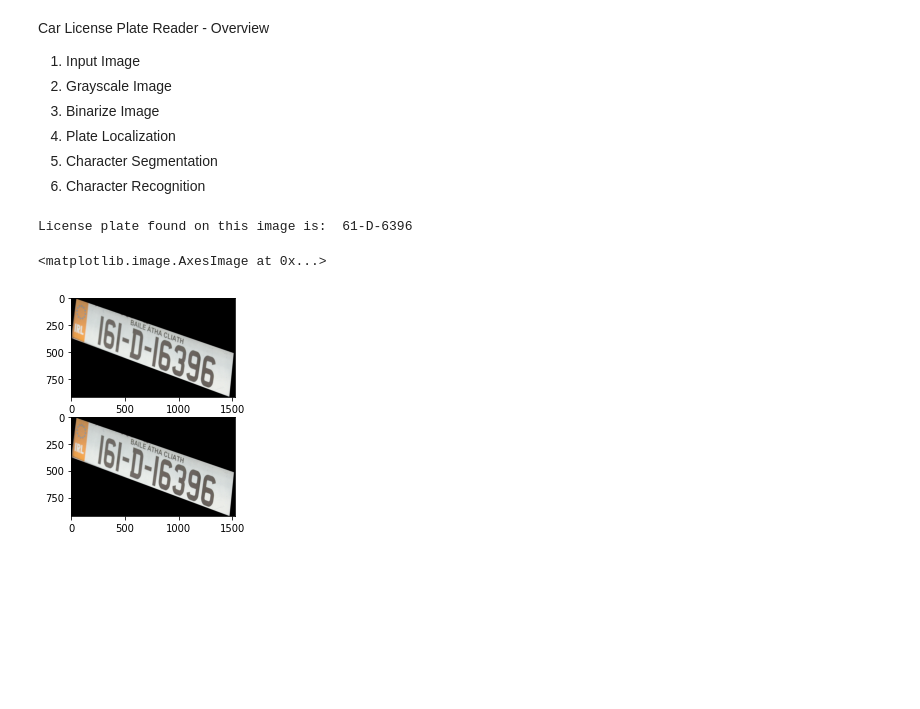
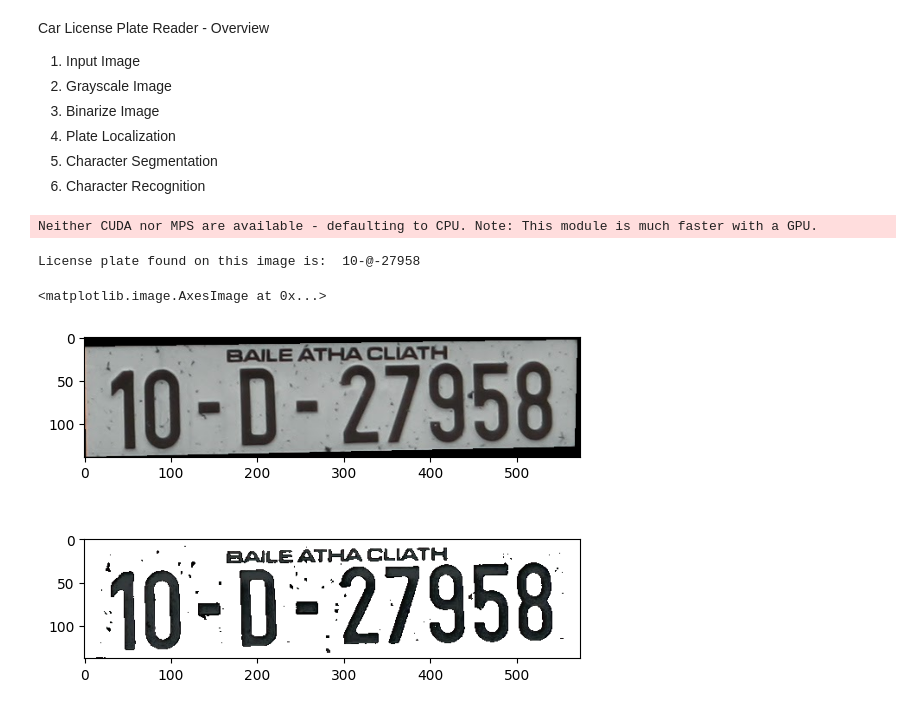
Before and after one commit to IP2324CarLicensePlateReader/CarLicensePlateReader, a Jupyter notebook: CarLicensePlatesReader.ipynb, the cells around one changed output. Cells and saved outputs as stored; diff of their text form; code cells hidden in the pictures; blank space fills up the shorter version.

Commit message:
Implemented Plate Number extraction to white background

```diff
--- a/CarLicensePlatesReader.ipynb
+++ b/CarLicensePlatesReader.ipynb
@@ -25,9 +25,9 @@ The product is capable of recognising car license plates rotated, as well as a c
 """
 
 # Input Image
-I = cv2.imread("Sample Inputs/personal_three.jpg")
+# I = cv2.imread("Sample Inputs/personal_three.jpg")
 # I = cv2.imread("Sample Inputs/personal_two.jpg")
-# I = cv2.imread("Sample Inputs/personal.jpg")
+I = cv2.imread("Sample Inputs/personal.jpg")
 # I = cv2.imread("Sample Inputs/ambulance.jpg")
 # I = cv2.imread("Sample Inputs/gardai_cars.jpg")
 
@@ -82,27 +82,67 @@ if len(cropping_coord) > 0:
     CROP = reg[y:y+h,x:x+w]
 
 
+### Plate number Enhancement ###
+
+# Converting image to gray scale
+gray = cv2.cvtColor(CROP, cv2.COLOR_BGR2GRAY)
+
+# Adaptive Inverted Threshold
+# _, threshold = cv2.threshold(gray, 190, 255, cv2.THRESH_BINARY_INV)
+threshold = cv2.adaptiveThreshold(gray, maxValue = 255, adaptiveMethod = cv2.ADAPTIVE_THRESH_MEAN_C, thresholdType = cv2.THRESH_BINARY_INV, blockSize = 35,C = 10)
+
+# Creating Region of Interest to mask out the plate number from the license plates
+ROI = cv2.bitwise_and(CROP, CROP, mask=threshold)
+ROI_INV = cv2.bitwise_not(ROI)
+
+# Creating empty canvas to use as a white background
+canvas = np.zeros(CROP.shape, np.uint8)
+canvas.fill(255)
+
+# Cropping out the plate number by using the mask
+cropped_plates = cv2.subtract(CROP, ROI_INV)
+cropped_canvas = cv2.subtract(canvas, ROI)
+
+# Combining the plate number to a white background
+combined_image = cv2.add(cropped_plates, cropped_canvas)
+combined_image = cv2.cvtColor(combined_image, cv2.COLOR_BGR2RGB)
+
+# Converting image to YUV colour space, channels to be splitted
+# and luminance channel can be enhanced and processed at a later stage
+YUV = cv2.cvtColor(combined_image, cv2.COLOR_BGR2YUV)
+
+# Extracting luminence to be processed for enhancement.
+Y = YUV[:, :, 0]
+U = YUV[:, :, 1]
+V = YUV[:, :, 2]
+
+# Equalizing the contrast of the image to improve luminence levels
+Y_processed = cv2.equalizeHist(Y)
+
+# Merging channels back together and converting it back to RGB
+image_merge = cv2.merge([Y_processed, U, V])
+image_merge = cv2.cvtColor(image_merge, cv2.COLOR_YUV2RGB)
 
 # Using sharpening kernel to enhance the final image
 sharpening_kernel = np.array([[0, -1, 0], [-1, 5,-1], [0, -1, 0]], dtype=float)
 ellipse_kernel = cv2.getStructuringElement(cv2.MORPH_ELLIPSE,(2,2))
 
-closed = cv2.morphologyEx(CROP, cv2.MORPH_CLOSE, ellipse_kernel, iterations=1)
+closed = cv2.morphologyEx(image_merge, cv2.MORPH_CLOSE, ellipse_kernel, iterations=1)
 opened = cv2.morphologyEx(closed, cv2.MORPH_OPEN, ellipse_kernel, iterations=1)
 
 # eroded = cv2.erode(opened, ellipse_kernel, iterations=1)
-# dilated = cv2.dilate(opened, ellipse_kernel, iterations=4)
+dilated = cv2.dilate(opened, ellipse_kernel, iterations=4)
 
-image_filtered = cv2.filter2D(src=opened, ddepth=0, kernel=sharpening_kernel)
+image_filtered = cv2.filter2D(src=image_merge, ddepth=0, kernel=sharpening_kernel)
 
 
-
+### Plate Number Extraction ###
 
 # Instance of reader to detect roman characters
 reader = easyocr.Reader(['en'], gpu=True)
 
 # Roman character Recognition after morphology applied or Inverted Threshold
-textBox = reader.readtext(image_filtered)
+textBox = reader.readtext(image_merge)
 # print(textBox)
 
 # Boolean to be used for pattern recognition
@@ -115,34 +155,35 @@ for bbox, text, score in textBox:
     if found == False:
         if re.match('\w\w-', text):
             print("License plate found on this image is: ", text)
             found = True
             break
         elif re.match('\w\w ', text):
             print("License plate found on this image is: ", text)
             found = True
             break
         elif re.match('\w\w\s-', text):
             print("License plate found on this image is: ", text)
             found = True
             break
         elif re.match('\w\w\w-', text):
             print("License plate found on this image is: ", text)
             found = True
             break
         elif re.match('\w\w\w\s-', text):
             print("License plate found on this image is: ", text)
             found = True
             break
 
 # If License Plates in image not found
 if found == False:
     print("Licenses Plates not found!")
 
 # Show Cropped Licence Plate
 fig2, arg = plt.subplots(2, 1)
 arg[0].imshow(CROP)
-arg[1].imshow(image_filtered)
+arg[1].imshow(image_merge)
 # %% [output]
-License plate found on this image is:  61-D-6396
+Neither CUDA nor MPS are available - defaulting to CPU. Note: This module is much faster with a GPU.
-<matplotlib.image.AxesImage at 0x...>
+License plate found on this image is:  10-@-27958
+<matplotlib.image.AxesImage at 0x...>
-[figure, old version]
+[figure, new version]
```
